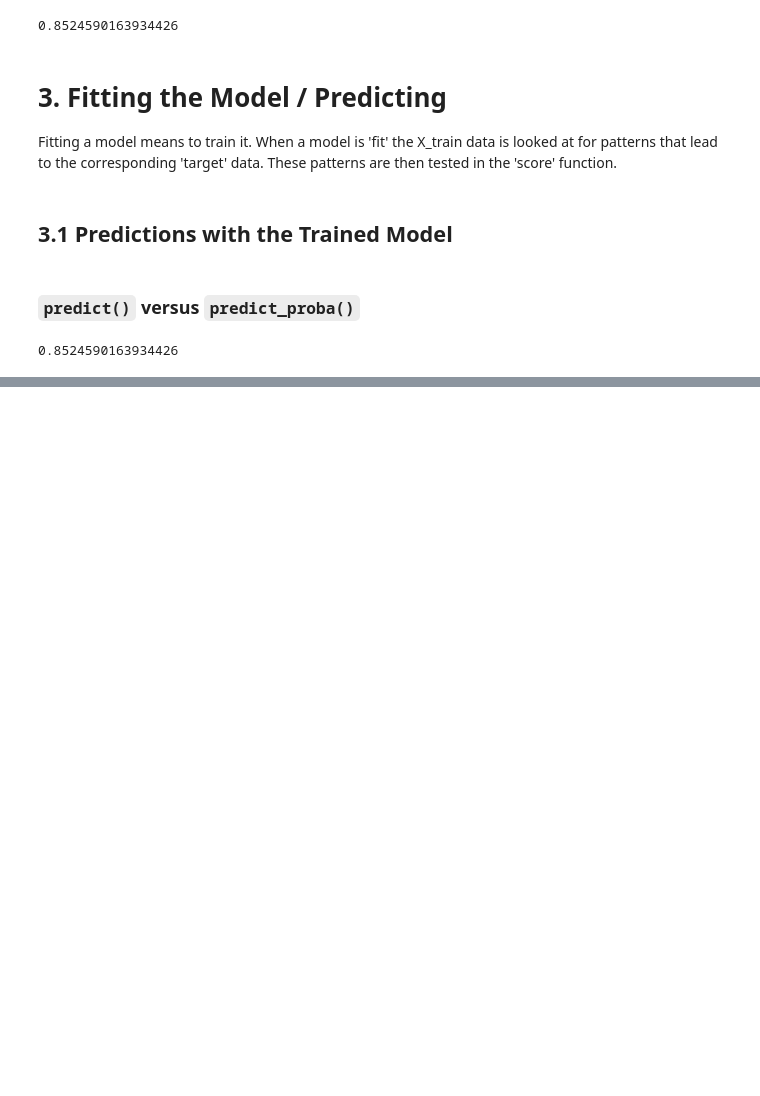
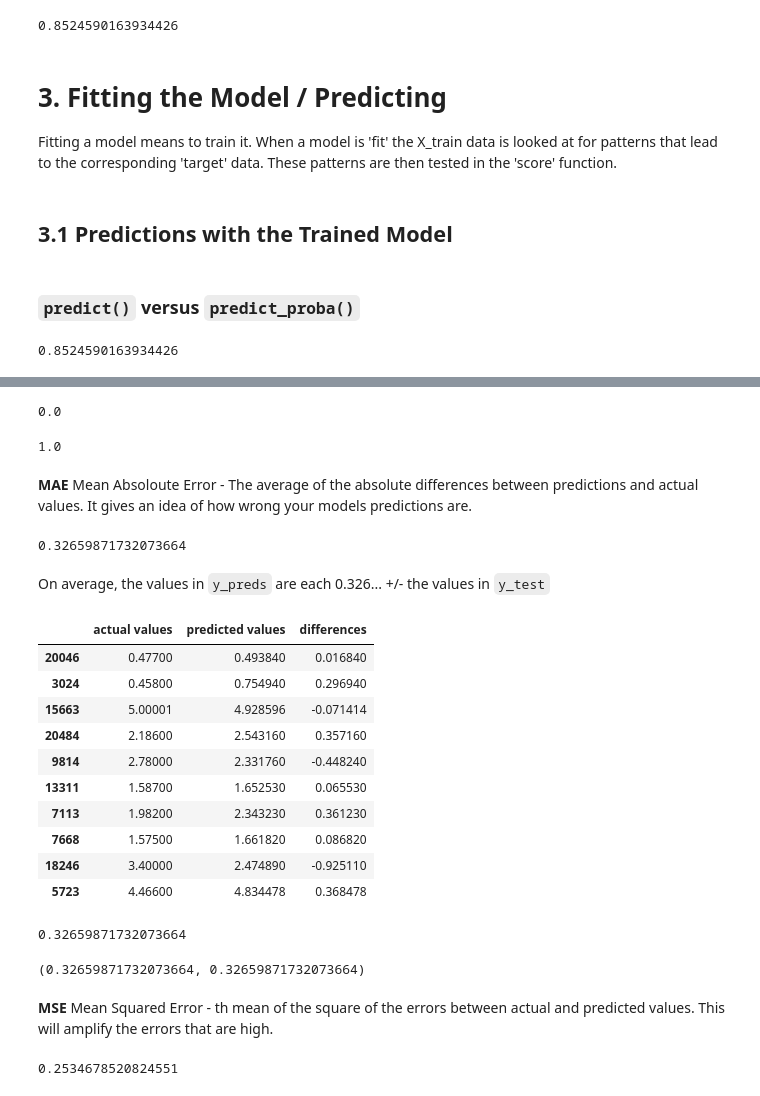
Before and after one commit to lorenarms/Machine_Learning, a Jupyter notebook: sample_project_01/sklearn_tut/sklearn_tut.ipynb, the cells around one changed output, grey strips where cells are left out. Drawn from its saved outputs; the diff is of its cells as text; code cells hidden in the pictures; blank space fills up the shorter version.

```diff
--- a/sample_project_01/sklearn_tut/sklearn_tut.ipynb
+++ b/sample_project_01/sklearn_tut/sklearn_tut.ipynb
@@ -1172,0 +1185,12 @@ pd.DataFrame(classification_report(dis,
+# %%
+from sklearn.ensemble import RandomForestRegressor
+
+np.random.seed(42)
+
+X = housing_df.drop("MedHouseVal", axis=1)
+y = housing_df["MedHouseVal"]
+
+X_train, X_test, y_train, y_test = train_test_split(X, y, test_size=0.2)
+
+model = RandomForestRegressor(n_estimators=100)
+model.fit(X_train, y_train)
@@ -1172,0 +1230,62 @@ pd.DataFrame(classification_report(dis,
+# %%
+# score of '0.0' is bad, cannot predict anything correctly
+r2_score(y_true=y_test,
+        y_pred=y_test_mean)
+# %% [output]
+0.0
+# %%
+# score of '1.1' is 'perfect score' which can also be bad
+r2_score(y_true=y_test,
+        y_pred=y_test)
+# %% [output]
+1.0
+# %% [markdown]
+**MAE** Mean Absoloute Error - The average of the absolute differences between predictions and actual values. It gives an idea of how wrong your models predictions are.
+# %%
+from sklearn.metrics import mean_absolute_error
+
+y_preds = model.predict(X_test)
+mae = mean_absolute_error(y_test, y_preds)
+mae
+# %% [output]
+0.32659871732073664
+# %% [markdown]
+On average, the values in `y_preds` are each 0.326... +/- the values in `y_test`
+# %%
+# visualize in a dataframe
+df = pd.DataFrame(data={"actual values": y_test,
+                       "predicted values": y_preds})
+df["differences"] = df["predicted values"] - df["actual values"]
+df.head(10)
+# %% [output]
+|  | actual values | predicted values | differences |
+| 20046 | 0.47700 | 0.493840 | 0.016840 |
+| 3024 | 0.45800 | 0.754940 | 0.296940 |
+| 15663 | 5.00001 | 4.928596 | -0.071414 |
+| 20484 | 2.18600 | 2.543160 | 0.357160 |
+| 9814 | 2.78000 | 2.331760 | -0.448240 |
+| 13311 | 1.58700 | 1.652530 | 0.065530 |
+| 7113 | 1.98200 | 2.343230 | 0.361230 |
+| 7668 | 1.57500 | 1.661820 | 0.086820 |
+| 18246 | 3.40000 | 2.474890 | -0.925110 |
+| 5723 | 4.46600 | 4.834478 | 0.368478 |
+# %%
+# calculate the mae by hand (don't forget to remove negatives)
+mae_t = np.abs(df["differences"]).mean()
+mae_t
+# %% [output]
+0.32659871732073664
+# %%
+mae, mae_t
+# %% [output]
+(0.32659871732073664, 0.32659871732073664)
+# %% [markdown]
+**MSE** Mean Squared Error - th mean of the square of the errors between actual and predicted values. This will amplify the errors that are high.
+# %%
+from sklearn.metrics import mean_squared_error
+
+y_preds = model.predict(X_test)
+mse = mean_squared_error(y_test, y_preds)
+mse
+# %% [output]
+0.2534678520824551
```
Also changed, not shown: parts of 181 cells of this notebook, 9 other files.
